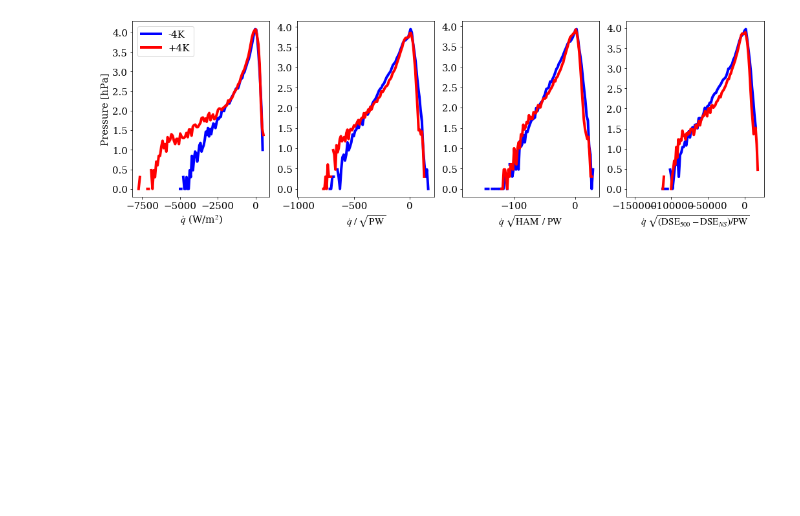
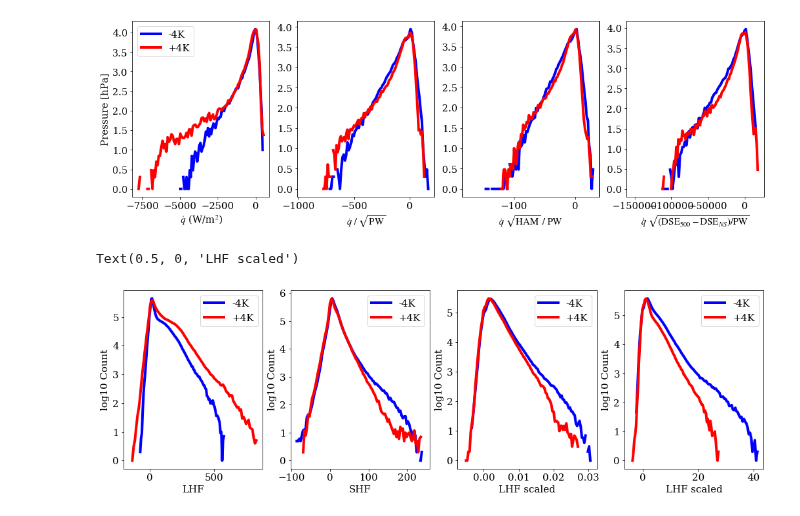
Before and after one commit to wallingTACC/CBRAIN-CAM, a Jupyter notebook: notebooks/tbeucler_devlog/044_Climate_invariant_analysis_output_scaling.ipynb, the cells around one changed output. Drawn from its saved outputs; the diff is of its cells as text; code cells hidden in the pictures; blank space fills up the shorter version.

```diff
--- a/notebooks/tbeucler_devlog/044_Climate_invariant_analysis_output_scaling.ipynb
+++ b/notebooks/tbeucler_devlog/044_Climate_invariant_analysis_output_scaling.ipynb
@@ -151,14 +153,14 @@ def conditional_avg_and_std(bin_edges,field_x,field_y):
 path = '/DFS-L/DATA/pritchard/tbeucler/SPCAM/sp8fbp_minus4k/sp8fbp_minus4k.cam2.h2.'
 # datam4K = xr.open_mfdataset(path+'0001-01-0?-00000.nc',\
 #                           decode_times=False)
-datam4K = xr.open_mfdataset(path+'0001-01-05-00000.nc',\
+datam4K = xr.open_mfdataset(path+'0001-01-0*-00000.nc',\
                           decode_times=False)
 # %%
 #path = '/project/meteo/w2w/A6/S.Rasp/SP-CAM/sp8fbp_4k/sp8fbp_4k.cam2.h2.'
 path = '/DFS-L/DATA/pritchard/tbeucler/SPCAM/sp8fbp_4k/sp8fbp_4k.cam2.h2.'
 # datap4K = xr.open_mfdataset(path+'0001-01-0?-00000.nc',\
 #                            decode_times=False)
-datap4K = xr.open_mfdataset(path+'0001-01-05-00000.nc',\
+datap4K = xr.open_mfdataset(path+'0001-01-0*-00000.nc',\
                            decode_times=False)
 # %%
 path = '/DFS-L/DATA/pritchard/tbeucler/SPCAM/fluxbypass_aqua/AndKua_aqua_SPCAM3.0_sp_fbp_f4.cam2.h1.'
@@ -1355,3 +1371,52 @@ ax[3].set_xlabel('$\dot{q}\ \sqrt{(\mathrm{DSE}_{500}-\mathrm{DSE}_{NS})/\mathrm
 # %% [output]
 Text(0.5, 0, '$\\dot{q}\\ \\sqrt{(\\mathrm{DSE}_{500}-\\mathrm{DSE}_{NS})/\\mathrm{PW}}$')
 [figure]
+# %%
+# Surface fluxes histograms
+LHFm4K_hist = np.histogram(datam4K.LHFLX.values.flatten(),bins=100)
+LHFp4K_hist = np.histogram(datap4K.LHFLX.values.flatten(),bins=100)
+
+SHFm4K_hist = np.histogram(datam4K.SHFLX.values.flatten(),bins=100)
+SHFp4K_hist = np.histogram(datap4K.SHFLX.values.flatten(),bins=100)
+
+LHFm4Ksc_hist = np.histogram(LHFm4K.values.flatten(),bins=100)
+LHFp4Ksc_hist = np.histogram(LHFp4K.values.flatten(),bins=100)
+
+LHFm4KscPW_hist = np.histogram(LHFm4Kpw.values.flatten(),bins=100)
+LHFp4KscPW_hist = np.histogram(LHFp4Kpw.values.flatten(),bins=100)
+# Hnoscp4KH = np.histogram(HEATp4K.flatten()[HEATp4K.flatten()>Hp80m],bins=100)
+# Mnoscm4KH = np.histogram(MOISTm4K.flatten()[HEATm4K.flatten()>Hp80m],bins=100)
+# Mnoscp4KH = np.histogram(MOISTp4K.flatten()[HEATp4K.flatten()>Hp80m],bins=100)
+# %%
+fig,ax = plt.subplots(1,4,figsize=(17.5,5))
+
+ax[0].plot(edg2bin(LHFm4K_hist[1]),np.log10(LHFm4K_hist[0]),color='b',label='-4K')
+ax[0].plot(edg2bin(LHFp4K_hist[1]),np.log10(LHFp4K_hist[0]),color='r',label='+4K')
+ax[0].legend()
+ax[0].set_ylabel('log10 Count')
+ax[0].set_xlabel('LHF')
+
+ax[1].plot(edg2bin(SHFm4K_hist[1]),np.log10(SHFm4K_hist[0]),color='b',label='-4K')
+ax[1].plot(edg2bin(SHFp4K_hist[1]),np.log10(SHFp4K_hist[0]),color='r',label='+4K')
+ax[1].legend()
+ax[1].set_ylabel('log10 Count')
+ax[1].set_xlabel('SHF')
+
+ax[2].plot(edg2bin(LHFm4Ksc_hist[1]),np.log10(LHFm4Ksc_hist[0]),color='b',label='-4K')
+ax[2].plot(edg2bin(LHFp4Ksc_hist[1]),np.log10(LHFp4Ksc_hist[0]),color='r',label='+4K')
+ax[2].legend()
+ax[2].set_ylabel('log10 Count')
+ax[2].set_xlabel('LHF scaled')
+
+ax[3].plot(edg2bin(LHFm4KscPW_hist[1]),np.log10(LHFm4KscPW_hist[0]),color='b',label='-4K')
+ax[3].plot(edg2bin(LHFp4KscPW_hist[1]),np.log10(LHFp4KscPW_hist[0]),color='r',label='+4K')
+ax[3].legend()
+ax[3].set_ylabel('log10 Count')
+ax[3].set_xlabel('LHF scaled')
+
+# ax[1].plot(edg2bin(Hsc1m4KH[1]),np.log10(Hsc1m4KH[0]),color='b')
+# ax[1].plot(edg2bin(Hsc1p4KH[1]),np.log10(Hsc1p4KH[0]),color='r')
+# ax[1].set_xlabel('$\dot{T}\ \sqrt{\mathrm{PW}}$')
+# %% [output]
+Text(0.5, 0, 'LHF scaled')
+[figure, added]
```
Also changed, not shown: parts of 11 cells of this notebook.
